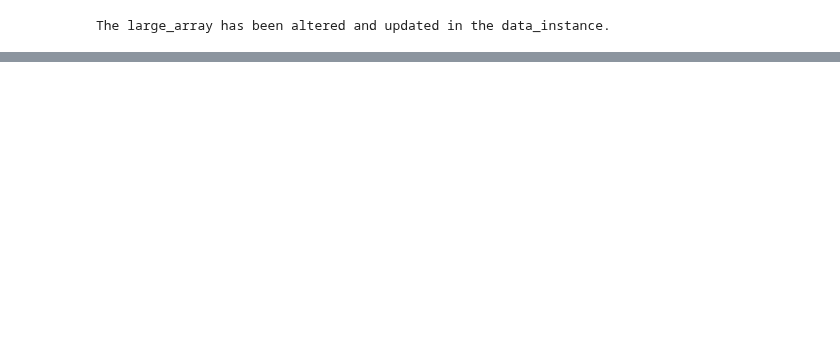
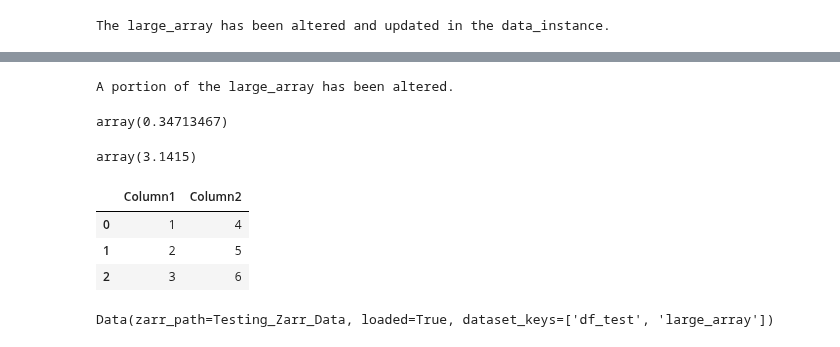
Before and after one commit to Formanj-0/AngelFISH, a Jupyter notebook: source/test_parameter2.ipynb, the cells around one changed output, grey strips where cells are left out. Saved outputs shown, nothing was run; the diff lists cells and outputs as text; code cells hidden in the pictures; blank space fills up the shorter version.

```diff
--- a/source/test_parameter2.ipynb
+++ b/source/test_parameter2.ipynb
@@ -170,0 +171,38 @@ data_instance.large_array[0,0, 0, 0, 0, 0].compute()
+# %%
+# Example: Set all elements in the first position, first time point, and first channel to 0
+a = data_instance.large_array
+a[0, 0, 0, 0, 0, 0] = 3.1415
+data_instance.large_array = a
+
+# Print a confirmation message
+print("A portion of the large_array has been altered.")
+# %% [output]
+A portion of the large_array has been altered.
+# %%
+data_instance.large_array[0, 0, 0, 1, 1, 1].compute()
+# %% [output]
+array(0.34713467)
+# %%
+data_instance.large_array[0,0, 0, 0, 0, 0].compute()
+# %% [output]
+array(3.1415)
+# %%
+import pandas as pd
+
+# Create a sample pandas DataFrame
+df_test = pd.DataFrame({'Column1': [1, 2, 3], 'Column2': [4, 5, 6]})
+
+
+
+data.df_test = df_test
+# %%
+data.df_test
+# %% [output]
+|  | Column1 | Column2 |
+| 0 | 1 | 4 |
+| 1 | 2 | 5 |
+| 2 | 3 | 6 |
+# %%
+print(data)
+# %% [output]
+Data(zarr_path=Testing_Zarr_Data, loaded=True, dataset_keys=['df_test', 'large_array'])
```
Also changed, not shown: parts of 7 cells of this notebook, 2 other files.
